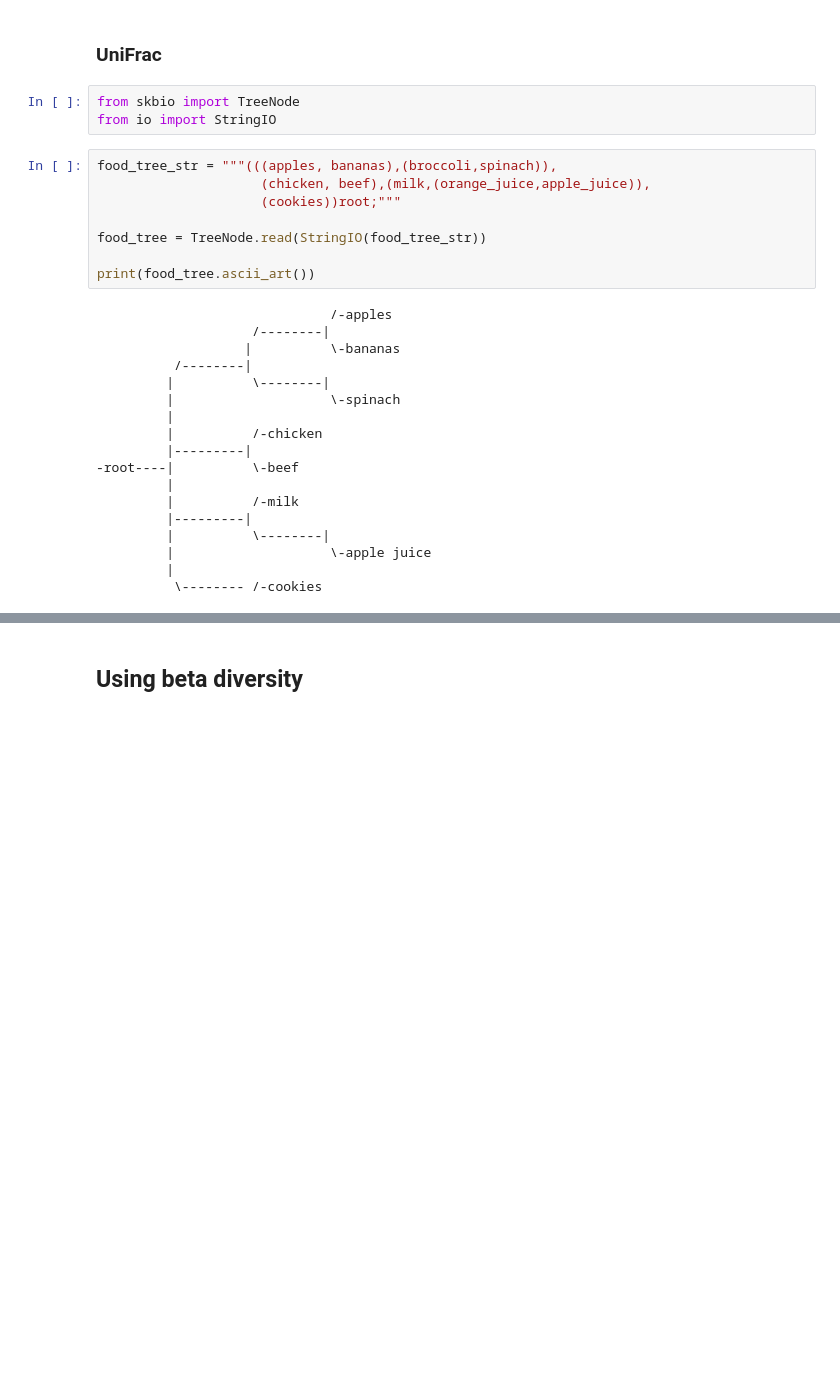
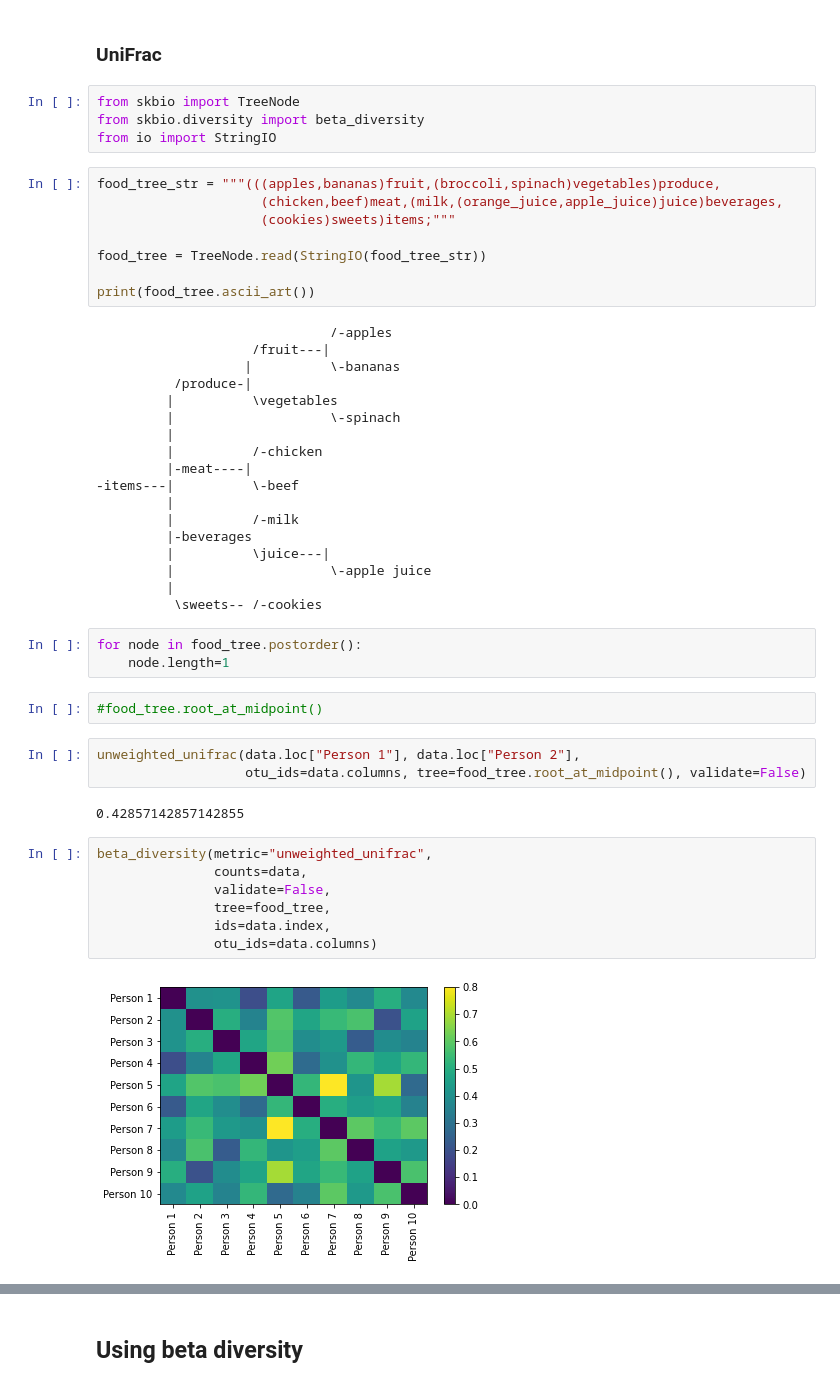
Before and after one commit to sterrettJD/CSCI-6118-Project, a Jupyter notebook: Notebooks/Beta-diversity.ipynb, the cells around one changed output, grey strips where cells are left out. Drawn from its saved outputs; the diff is of its cells as text; blank space fills up the shorter version.

```diff
--- a/Notebooks/Beta-diversity.ipynb
+++ b/Notebooks/Beta-diversity.ipynb
@@ -220,30 +220,50 @@ p = 0.001
 ### UniFrac
 # %%
 from skbio import TreeNode
+from skbio.diversity import beta_diversity
 from io import StringIO
 # %%
-food_tree_str = """(((apples, bananas),(broccoli,spinach)),
-                     (chicken, beef),(milk,(orange_juice,apple_juice)),
-                     (cookies))root;"""
+food_tree_str = """(((apples,bananas)fruit,(broccoli,spinach)vegetables)produce,
+                     (chicken,beef)meat,(milk,(orange_juice,apple_juice)juice)beverages,
+                     (cookies)sweets)items;"""
 
 food_tree = TreeNode.read(StringIO(food_tree_str))
 
 print(food_tree.ascii_art())
 # %% [output]
                               /-apples
-                    /--------|
+                    /fruit---|
                    |          \-bananas
-          /--------|
-         |          \--------|
+          /produce-|
+         |          \vegetables
          |                    \-spinach
          |
          |          /-chicken
-         |---------|
--root----|          \-beef
+         |-meat----|
+-items---|          \-beef
          |
          |          /-milk
-         |---------|
-         |          \--------|
+         |-beverages
+         |          \juice---|
          |                    \-apple juice
          |
-          \-------- /-cookies
+          \sweets-- /-cookies
+# %%
+for node in food_tree.postorder():
+    node.length=1
+# %%
+#food_tree.root_at_midpoint()
+# %%
+unweighted_unifrac(data.loc["Person 1"], data.loc["Person 2"],
+                   otu_ids=data.columns, tree=food_tree.root_at_midpoint(), validate=False)
+# %% [output]
+0.42857142857142855
+# %%
+beta_diversity(metric="unweighted_unifrac",
+               counts=data,
+               validate=False,
+               tree=food_tree,
+               ids=data.index,
+               otu_ids=data.columns)
+# %% [output]
+[figure, added]
```
Also changed, not shown: parts of 2 cells of this notebook.
